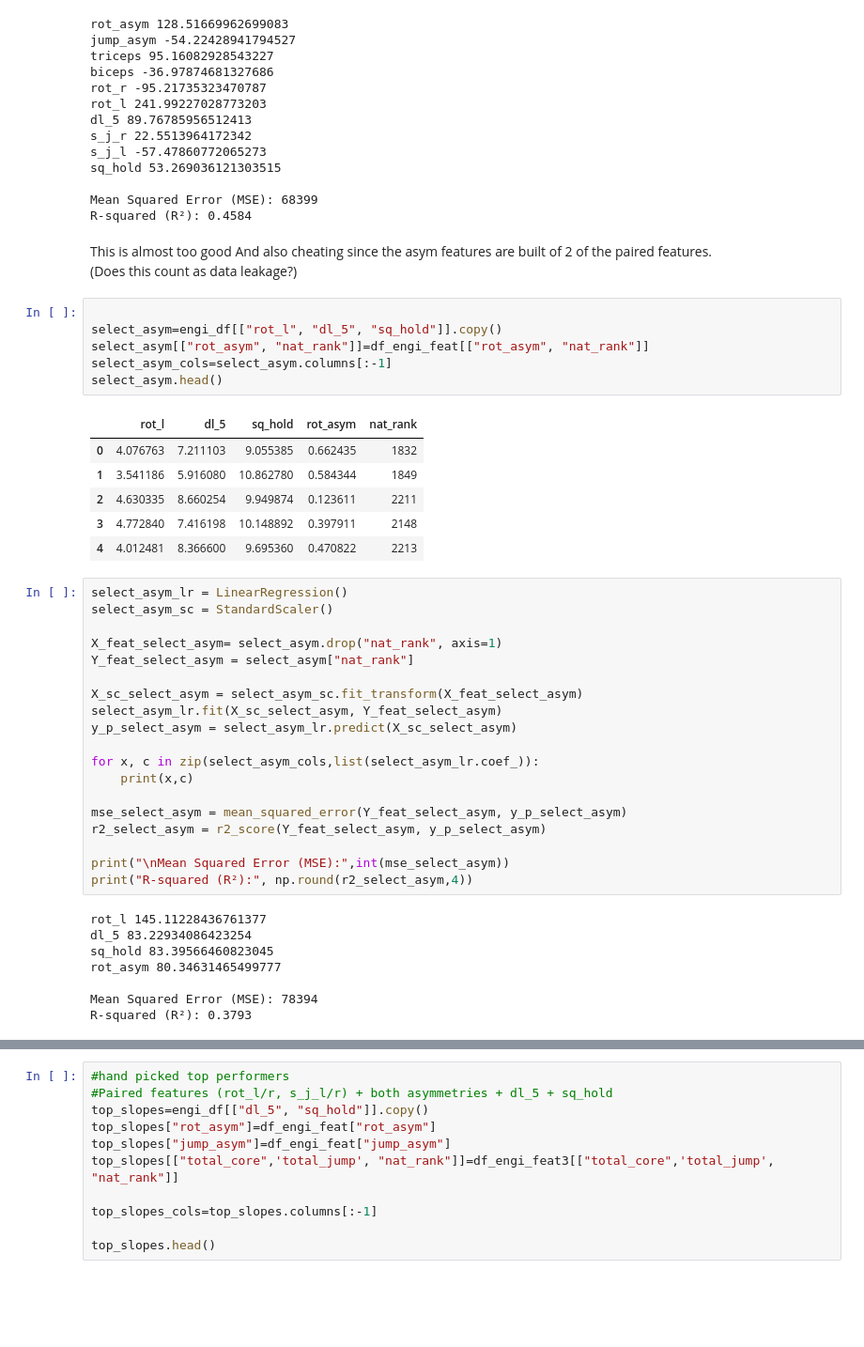
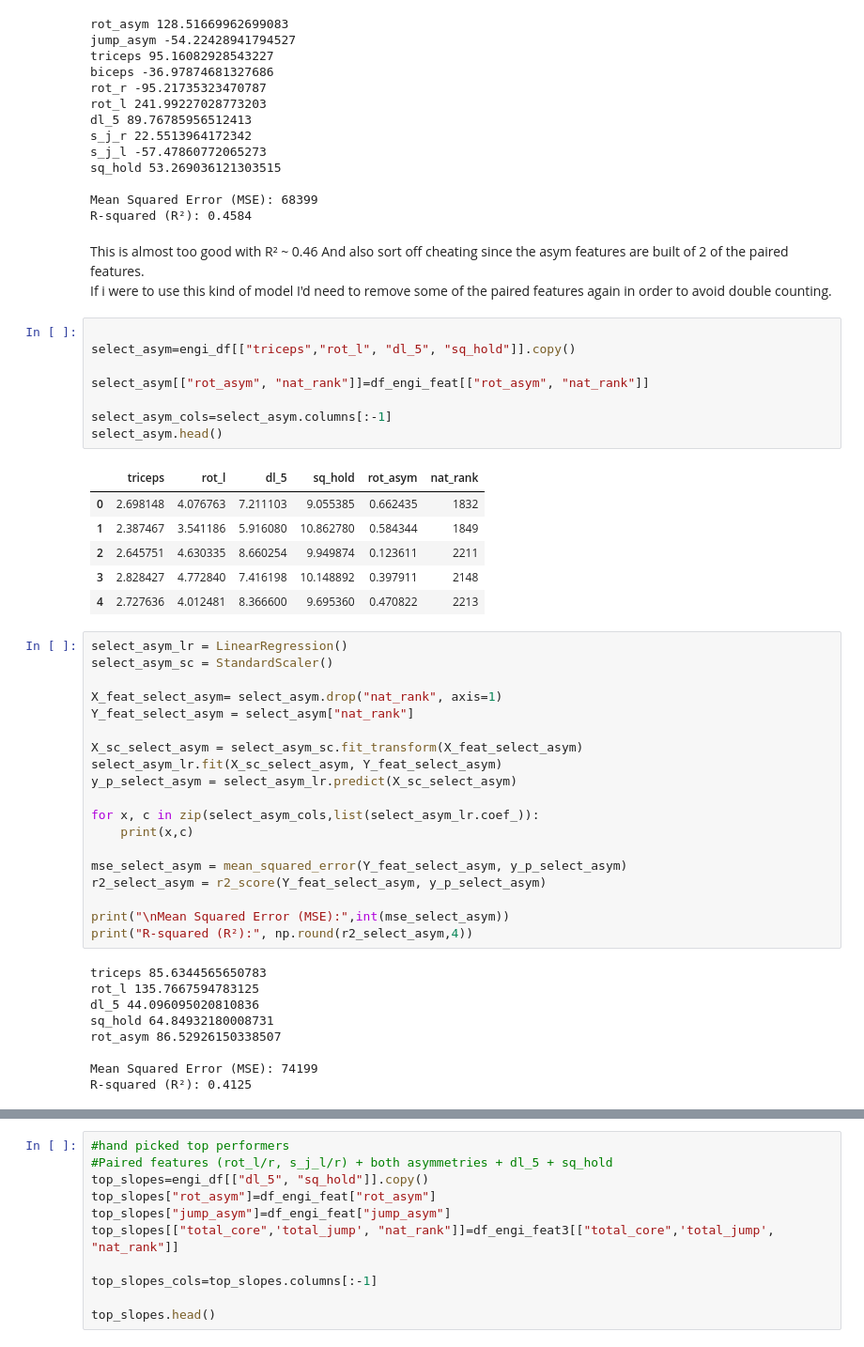
Before and after one commit to CarlRaask/Portfolio, a Jupyter notebook: Table_tennis_physical_tests_regressions.ipynb, the cells around one changed output, grey strips where cells are left out. Shown at 94% size. Cells and saved outputs as stored; diff of their text form; blank space fills up the shorter version.

```diff
--- a/Table_tennis_physical_tests_regressions.ipynb
+++ b/Table_tennis_physical_tests_regressions.ipynb
@@ -610,22 +613,24 @@ sq_hold 53.269036121303515
 Mean Squared Error (MSE): 68399
 R-squared (R²): 0.4584
 # %% [markdown]
-This is almost too good
-And also cheating since the asym features are built of 2 of the paired features.
-(Does this count as data leakage?)
+This is almost too good with R² ~ 0.46
+And also sort off cheating since the asym features are built of 2 of the paired features.
+If i were to use this kind of model I'd need to remove some of the paired features again in order to avoid double counting.
 # %%
 
-select_asym=engi_df[["rot_l", "dl_5", "sq_hold"]].copy()
+select_asym=engi_df[["triceps","rot_l", "dl_5", "sq_hold"]].copy()
+
 select_asym[["rot_asym", "nat_rank"]]=df_engi_feat[["rot_asym", "nat_rank"]]
+
 select_asym_cols=select_asym.columns[:-1]
 select_asym.head()
 # %% [output]
-|  | rot_l | dl_5 | sq_hold | rot_asym | nat_rank |
-| 0 | 4.076763 | 7.211103 | 9.055385 | 0.662435 | 1832 |
-| 1 | 3.541186 | 5.916080 | 10.862780 | 0.584344 | 1849 |
-| 2 | 4.630335 | 8.660254 | 9.949874 | 0.123611 | 2211 |
-| 3 | 4.772840 | 7.416198 | 10.148892 | 0.397911 | 2148 |
-| 4 | 4.012481 | 8.366600 | 9.695360 | 0.470822 | 2213 |
+|  | triceps | rot_l | dl_5 | sq_hold | rot_asym | nat_rank |
+| 0 | 2.698148 | 4.076763 | 7.211103 | 9.055385 | 0.662435 | 1832 |
+| 1 | 2.387467 | 3.541186 | 5.916080 | 10.862780 | 0.584344 | 1849 |
+| 2 | 2.645751 | 4.630335 | 8.660254 | 9.949874 | 0.123611 | 2211 |
+| 3 | 2.828427 | 4.772840 | 7.416198 | 10.148892 | 0.397911 | 2148 |
+| 4 | 2.727636 | 4.012481 | 8.366600 | 9.695360 | 0.470822 | 2213 |
 # %%
 select_asym_lr = LinearRegression()
 select_asym_sc = StandardScaler()
@@ -646,10 +651,11 @@ r2_select_asym = r2_score(Y_feat_select_asym, y_p_select_asym)
 print("\nMean Squared Error (MSE):",int(mse_select_asym))
 print("R-squared (R²):", np.round(r2_select_asym,4))
 # %% [output]
-rot_l 145.11228436761377
-dl_5 83.22934086423254
-sq_hold 83.39566460823045
-rot_asym 80.34631465499777
+triceps 85.6344565650783
+rot_l 135.7667594783125
+dl_5 44.096095020810836
+sq_hold 64.84932180008731
+rot_asym 86.52926150338507
 
-Mean Squared Error (MSE): 78394
-R-squared (R²): 0.3793
+Mean Squared Error (MSE): 74199
+R-squared (R²): 0.4125
```
Also changed, not shown: parts of 14 cells of this notebook, 1 other file.
